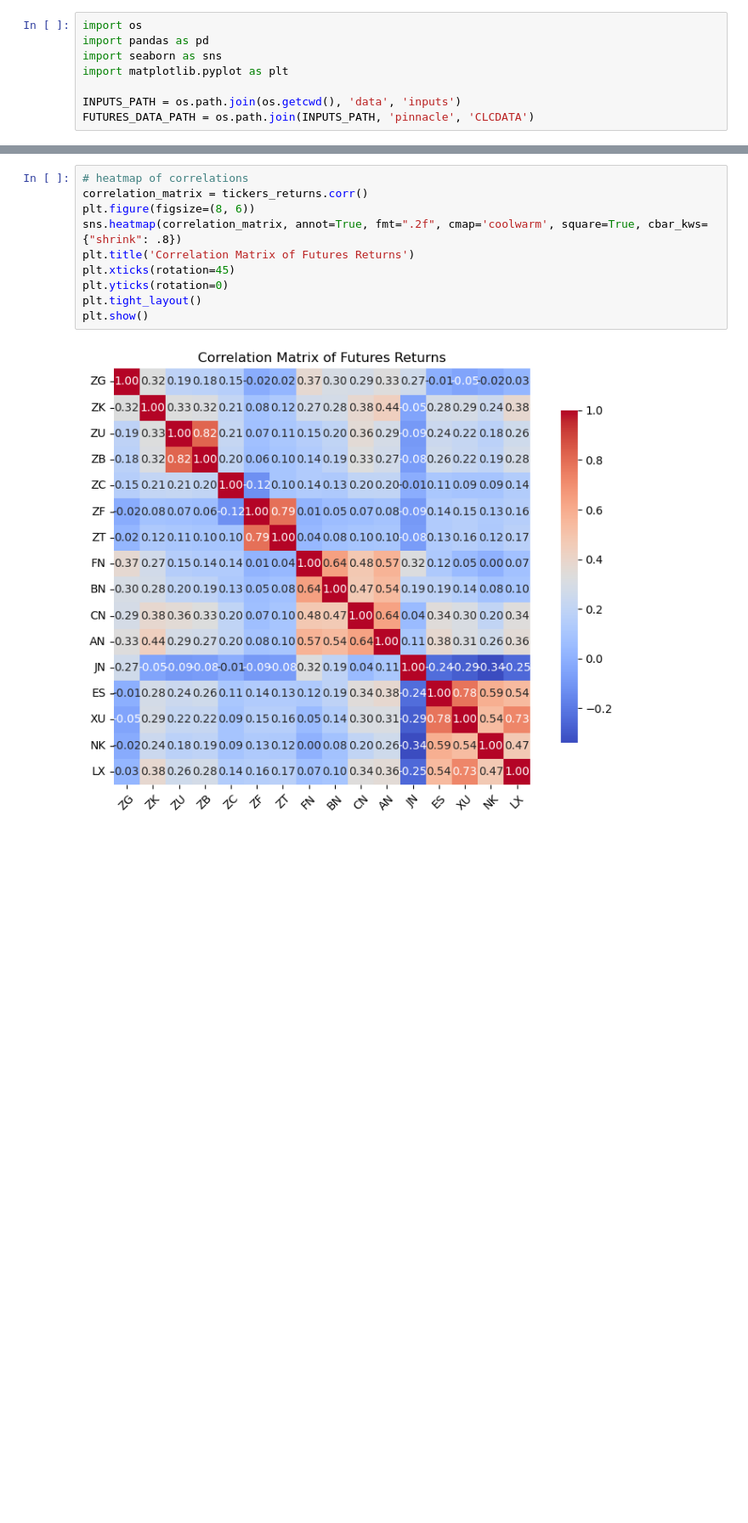
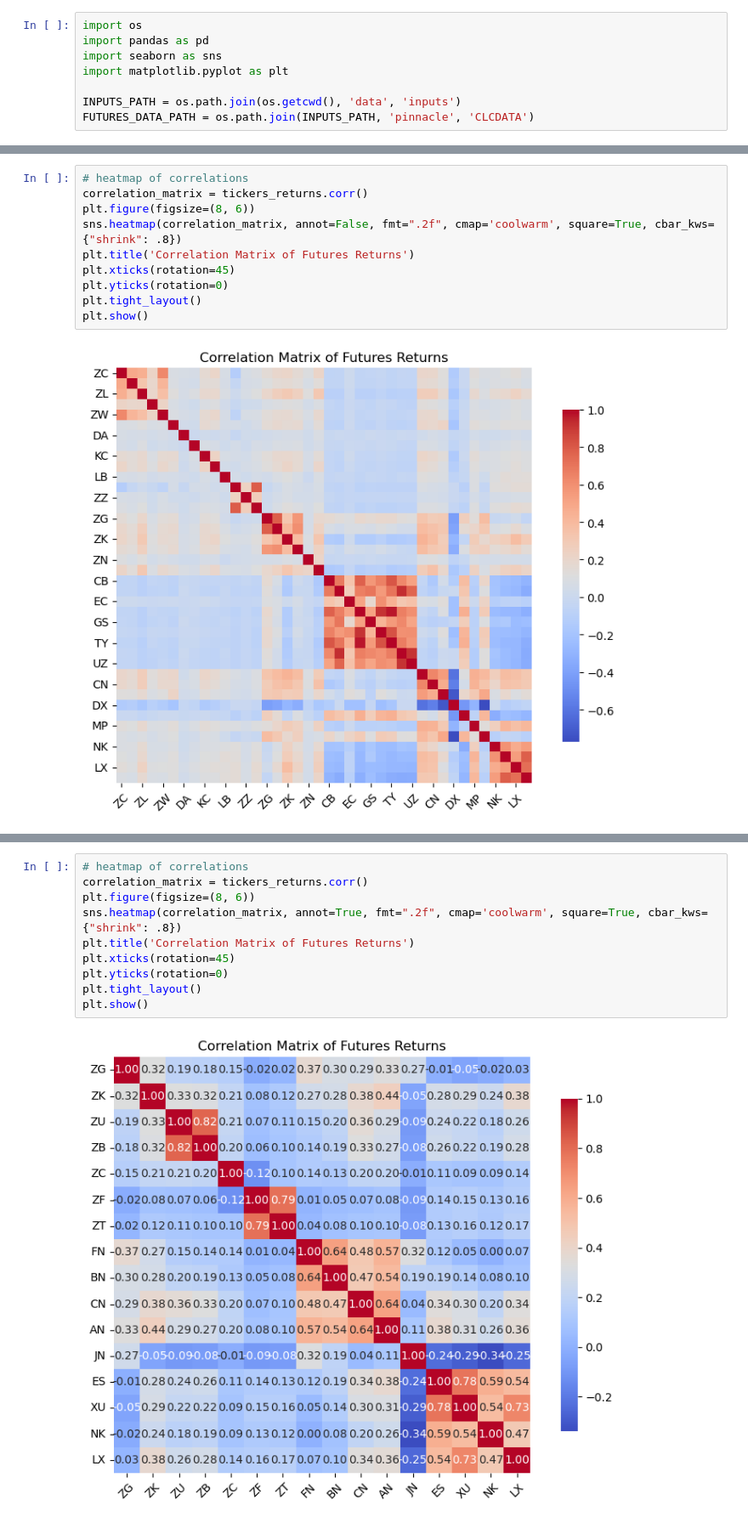
Before and after one commit to dcuoliveira/meta-learning-fin, a Jupyter notebook: src/futures_dataset_toy.ipynb, the cells around one changed output, grey strips where cells are left out. Shown at 85% size. Drawn from its saved outputs; the diff is of its cells as text; blank space fills up the shorter version.

```diff
--- a/src/futures_dataset_toy.ipynb
+++ b/src/futures_dataset_toy.ipynb
@@ -8,0 +169,12 @@ FUTURES_DATA_PATH = os.path.join(INPUTS_PATH, 'pinnacle', 'CLCDATA')
+# %%
+# heatmap of correlations
+correlation_matrix = tickers_returns.corr()
+plt.figure(figsize=(8, 6))
+sns.heatmap(correlation_matrix, annot=False, fmt=".2f", cmap='coolwarm', square=True, cbar_kws={"shrink": .8})
+plt.title('Correlation Matrix of Futures Returns')
+plt.xticks(rotation=45)
+plt.yticks(rotation=0)
+plt.tight_layout()
+plt.show()
+# %% [output]
+[figure, added]
```
Also changed, not shown: parts of 11 cells of this notebook, 7 other files.
